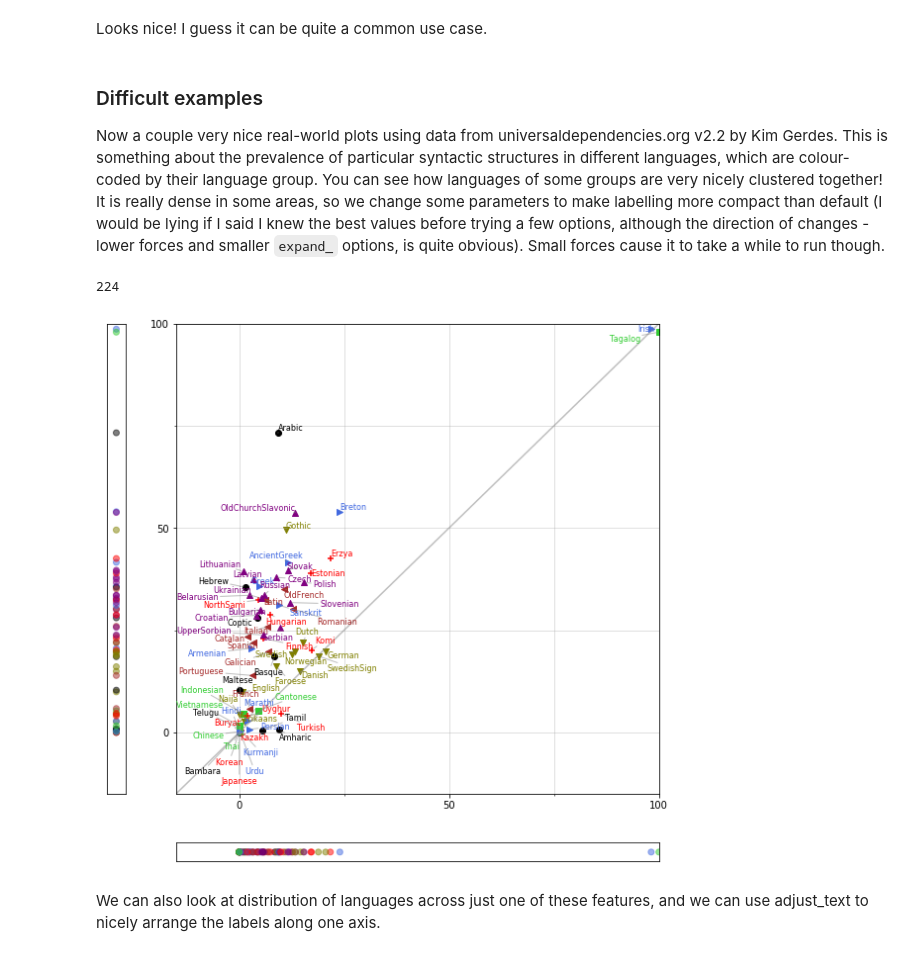
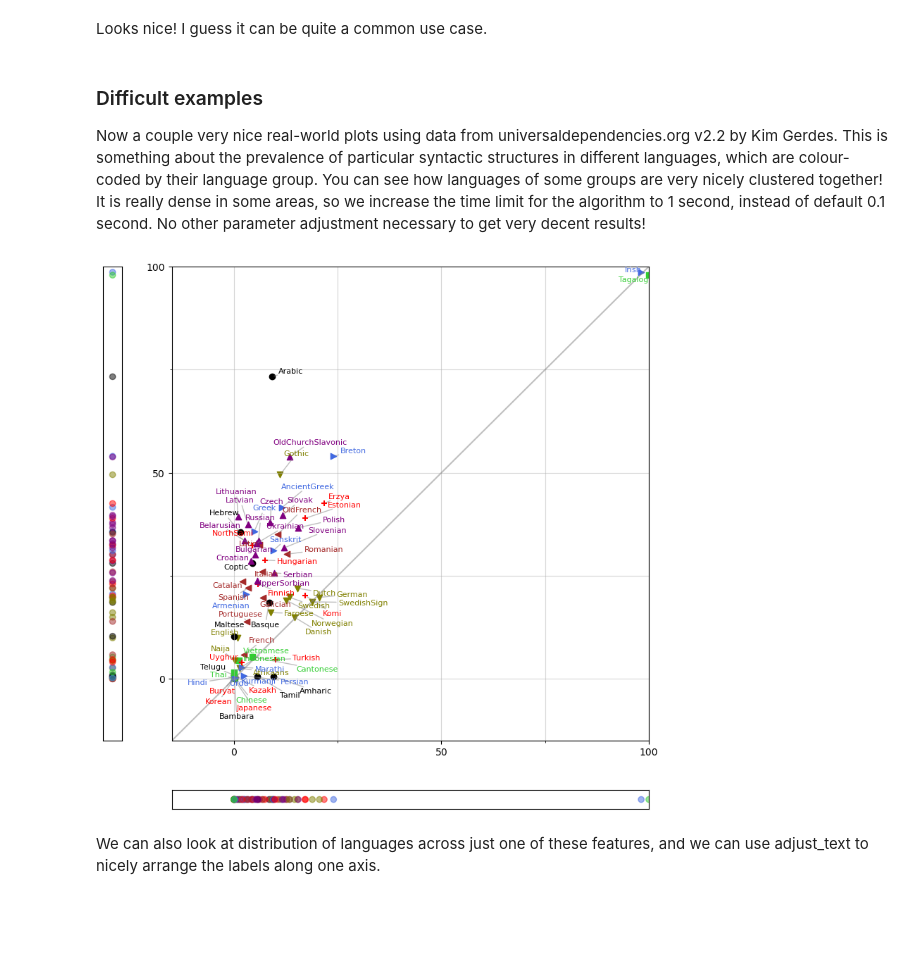
Before and after one commit to Phlya/adjustText, a Jupyter notebook: docs/source/Examples.ipynb, the cells around one changed output. Saved outputs shown, nothing was run; the diff lists cells and outputs as text; code cells hidden in the pictures; blank space fills up the shorter version.

```diff
--- a/docs/source/Examples.ipynb
+++ b/docs/source/Examples.ipynb
@@ -76,7 +72,7 @@ def plot_eucs_covers():
     plt.plot(eucs,covers,color="black", alpha=0.5)
     texts = []
     for xt, yt, s in zip(eucs, covers, text):
-        texts.append(plt.text(xt, yt, s))
+        texts.append(plt.text(xt, yt, s, ha='center', va='center'))
     return texts
 _ = plot_eucs_covers()
 # %% [output]
@@ -133,7 +126,6 @@ def plot_volcano(adjust=False, **kwargs):
     plt.xlabel('$log_2(Fold Change)$')
     plt.ylabel('$-log_{10}(pvalue)$')
     if adjust:
-        plt.title('%s iterations' % adjust_text(texts,
-                                                arrowprops=dict(arrowstyle="-", color='k', lw=0.5), **kwargs))
+        adjust_text(texts, arrowprops=dict(arrowstyle="-", color='k', lw=0.5), **kwargs)
 _ = plot_volcano()
 # %% [output]
@@ -244,7 +228,7 @@ Looks nice! I guess it can be quite a common use case.
 ### Difficult examples
 
 Now a couple very nice real-world plots using data from universaldependencies.org v2.2 by Kim Gerdes. This is something about the prevalence of particular syntactic structures in different languages, which are colour-coded by their language group. You can see how languages of some groups are very nicely clustered together!
-It is really dense in some areas, so we change some parameters to make labelling more compact than default (I would be lying if I said I knew the best values before trying a few options, although the direction of changes - lower forces and smaller `expand_` options, is quite obvious). Small forces cause it to take a while to run though.
+It is really dense in some areas, so we increase the time limit for the algorithm to 1 second, instead of default 0.1 second. No other parameter adjustment necessary to get very decent results!
 # %%
 from matplotlib import gridspec
 d1={'Afrikaans': 1.35, 'Amharic': 9.51, 'AncientGreek': 11.62, 'Arabic': 9.22, 'Armenian': 2.92, 'Bambara': 0.1, 'Basque': 8.46, 'Belarusian': 2.48, 'Breton': 24.0, 'Bulgarian': 5.12, 'Buryat': 0.0, 'Cantonese': 4.5, 'Catalan': 1.97, 'Chinese': 0.05, 'Coptic': 4.41, 'Croatian': 4.17, 'Czech': 8.74, 'Danish': 14.58, 'Dutch': 15.3, 'English': 0.79, 'Erzya': 21.74, 'Estonian': 17.1, 'Faroese': 8.92, 'Finnish': 5.82, 'French': 2.44, 'Galician': 7.0, 'German': 20.6, 'Gothic': 11.11, 'Greek': 4.88, 'Hebrew': 1.48, 'Hindi': 0.16, 'Hungarian': 7.46, 'Indonesian': 1.12, 'Irish': 98.16, 'Italian': 6.8, 'Japanese': 0.0, 'Kazakh': 0.46, 'Komi': 17.24, 'Korean': 0.04, 'Kurmanji': 0.37, 'Latin': 6.14, 'Latvian': 3.34, 'Lithuanian': 0.98, 'Maltese': 0.0, 'Marathi': 1.95, 'Naija': 0.11, 'NorthSami': 4.48, 'Norwegian': 12.59, 'OldChurchSlavonic': 13.42, 'OldFrench': 10.6, 'Persian': 2.45, 'Polish': 15.49, 'Portuguese': 3.1, 'Romanian': 12.75, 'Russian': 5.9, 'Sanskrit': 9.46, 'Serbian': 9.7, 'Slovak': 11.67, 'Slovenian': 12.08, 'Spanish': 3.41, 'Swedish': 13.36, 'SwedishSign': 18.89, 'Tagalog': 100.0, 'Tamil': 5.61, 'Telugu': 0.0, 'Thai': 0.0, 'Turkish': 9.95, 'Ukrainian': 5.39, 'UpperSorbian': 5.66, 'Urdu': 0.21, 'Uyghur': 1.96, 'Vietnamese': 0}
@@ -266,39 +250,36 @@ ax = plt.subplot(gs[1])
 bb = plt.subplot(gs[3])
 li,la = (-15,100)
 plt.xlim(li,la)
 plt.ylim(li,la)
 ax.set_xlim([li,la])
 ax.set_ylim([li,la])
 aa.set_xlim([0, 1])
 aa.set_ylim([li,la])
 bb.set_ylim([0, 1])
 ax.set_xticks([0, 50,100], minor=False) # only the 50% is major
 ax.set_xticks([0,25,50,75,100], minor=True) # all 10th are minor
 ax.set_yticks([0, 50,100], minor=False) # only the 50% is major
 ax.set_yticks([0,25,50,75,100], minor=True) # all 10th are minor
 ax.grid(which='both', axis='both',alpha=.5) # draw grid
 ax.plot([0, 1], [0, 1], transform=ax.transAxes, alpha=.5, color="gray") # diagonal
 aa.set_xticks([], minor=False)
 aa.set_yticks([], minor=False)
 bb.set_xticks([], minor=False)
 bb.set_yticks([], minor=False)
 
 for xx, yy, cc, mm in zip(col1, col2, c, m):
     ax.scatter(xx, yy, marker=mm, c=cc)
 aa.scatter([0.5 for _ in col1], col2, c=c, alpha=0.5)
 bb.scatter(col1, [0.5 for _ in col2], c=c, alpha=0.5)
 
 texts=[]
 for label, x, y in zip(col1.index, col1, col2):
     texts+=[ax.text(x, y, label, color=groupColors.get(langnameGroup[label],'k'), fontsize=8)] # for adjustText
 
-adjust_text(texts, col1.values, col2.values, ax=ax, precision=0.001,
-        expand_text=(1.01, 1.05), expand_points=(1.01, 1.05),
-        force_text=(0.01, 0.25), force_points=(0.01, 0.25),
-        arrowprops=dict(arrowstyle='-', color='gray', alpha=.5))
+adjust_text(texts, col1.values, col2.values, ax=ax, time_lim=1, #Give it 1 second instead of 0.1 sec to arrange such dense labels
+            arrowprops=dict(arrowstyle='-', color='gray', alpha=.5))
 # %% [output]
-224
-[figure, old version]
+[figure, new version]
 # %% [markdown]
 We can also look at distribution of languages across just one of these features, and we can use adjust_text to nicely arrange the labels along one axis.
 # %%
```
Also changed, not shown: parts of 20 cells of this notebook, 1 other file.
